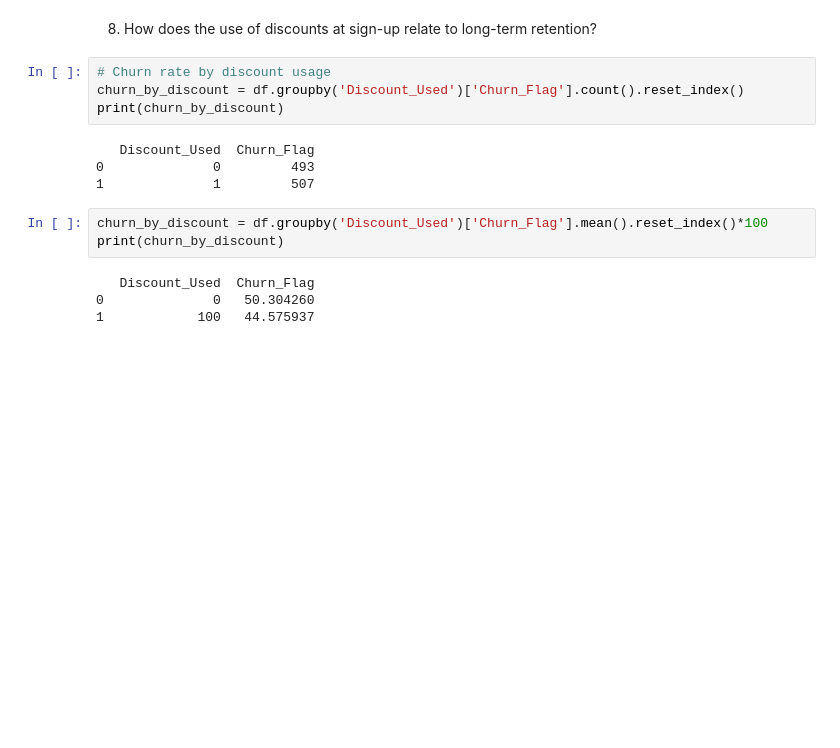
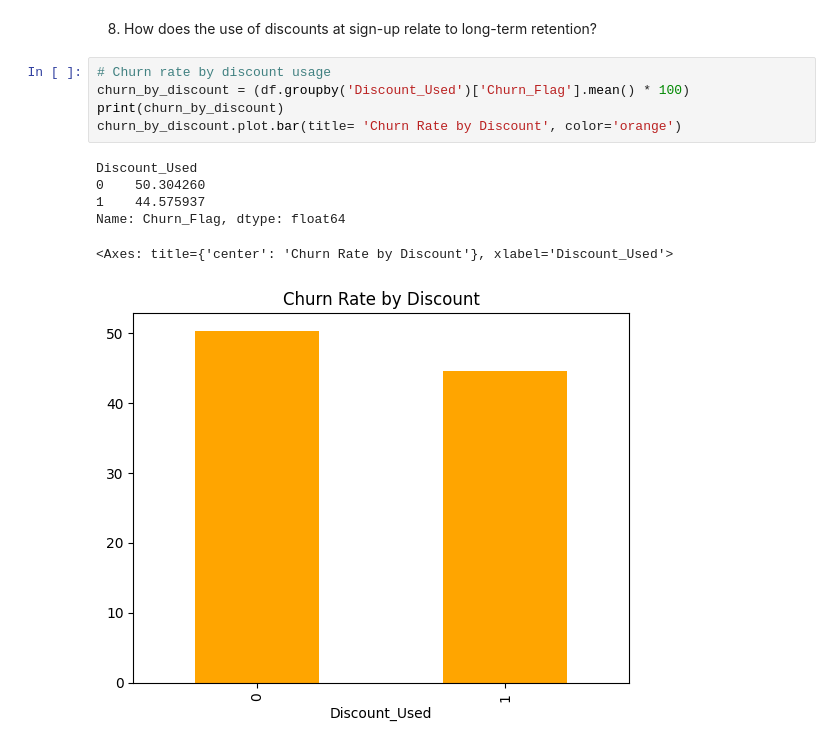
Before and after one commit to JWMuthoni/Capstone-Project, a Jupyter notebook: Capstone Project 01.ipynb, the cells around one changed output. Saved outputs shown, nothing was run; the diff lists cells and outputs as text; blank space fills up the shorter version.

```diff
--- a/Capstone Project 01.ipynb
+++ b/Capstone Project 01.ipynb
@@ -218,16 +252,13 @@ print(churn_by_payment)
 8.	How does the use of discounts at sign-up relate to long-term retention?
 # %%
 # Churn rate by discount usage
-churn_by_discount = df.groupby('Discount_Used')['Churn_Flag'].count().reset_index()
+churn_by_discount = (df.groupby('Discount_Used')['Churn_Flag'].mean() * 100)
 print(churn_by_discount)
+churn_by_discount.plot.bar(title= 'Churn Rate by Discount', color='orange')
 # %% [output]
-   Discount_Used  Churn_Flag
-0              0         493
-1              1         507
+Discount_Used
+0    50.304260
+1    44.575937
+Name: Churn_Flag, dtype: float64
+<Axes: title={'center': 'Churn Rate by Discount'}, xlabel='Discount_Used'>
+[figure, added]
-# %%
-churn_by_discount = df.groupby('Discount_Used')['Churn_Flag'].mean().reset_index()*100
-print(churn_by_discount)
-# %% [output]
-   Discount_Used  Churn_Flag
-0              0   50.304260
-1            100   44.575937
```
Also changed, not shown: parts of 17 cells of this notebook.
